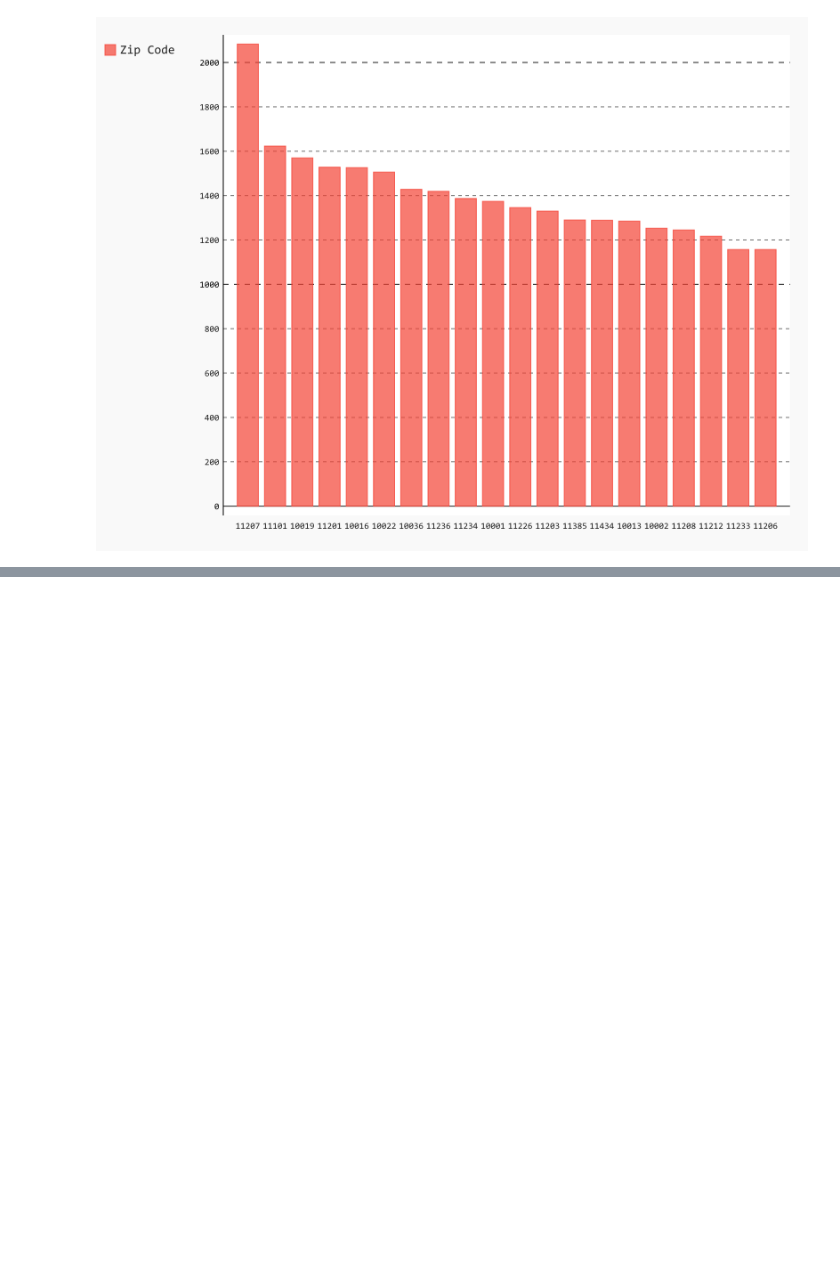
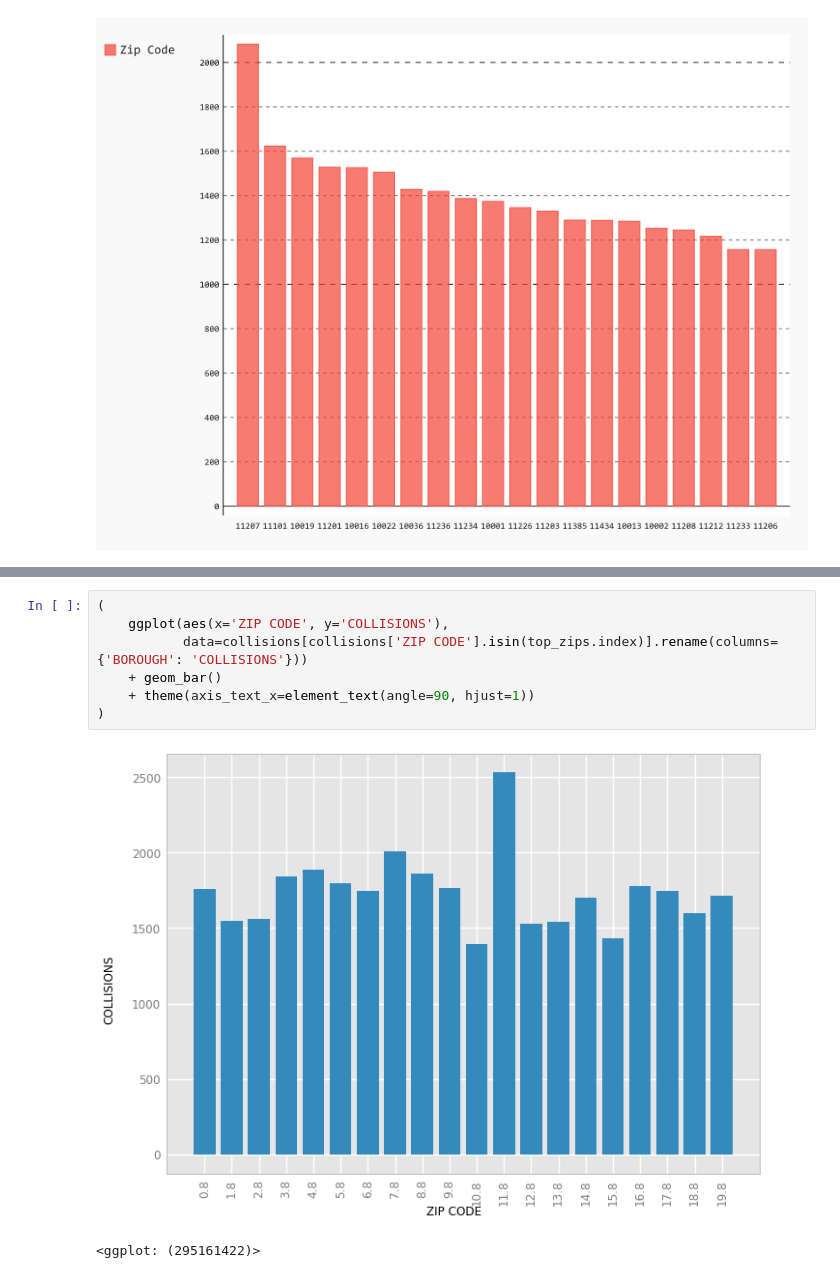
Before and after one commit to ResidentMario/plotting-tools, a Jupyter notebook: notebooks/Top 20 Zip Codes Bar Chart.ipynb, the cells around one changed output, grey strips where cells are left out. Cells and saved outputs as stored; diff of their text form; blank space fills up the shorter version.

```diff
--- a/notebooks/Top 20 Zip Codes Bar Chart.ipynb
+++ b/notebooks/Top 20 Zip Codes Bar Chart.ipynb
@@ -249,0 +269,10 @@ line_chart
+# %%
+(
+    ggplot(aes(x='ZIP CODE', y='COLLISIONS'),
+           data=collisions[collisions['ZIP CODE'].isin(top_zips.index)].rename(columns={'BOROUGH': 'COLLISIONS'}))
+    + geom_bar()
+    + theme(axis_text_x=element_text(angle=90, hjust=1))
+)
+# %% [output]
+[figure, added]
+<ggplot: (295161422)>
```
Also changed, not shown: parts of 26 cells of this notebook.
